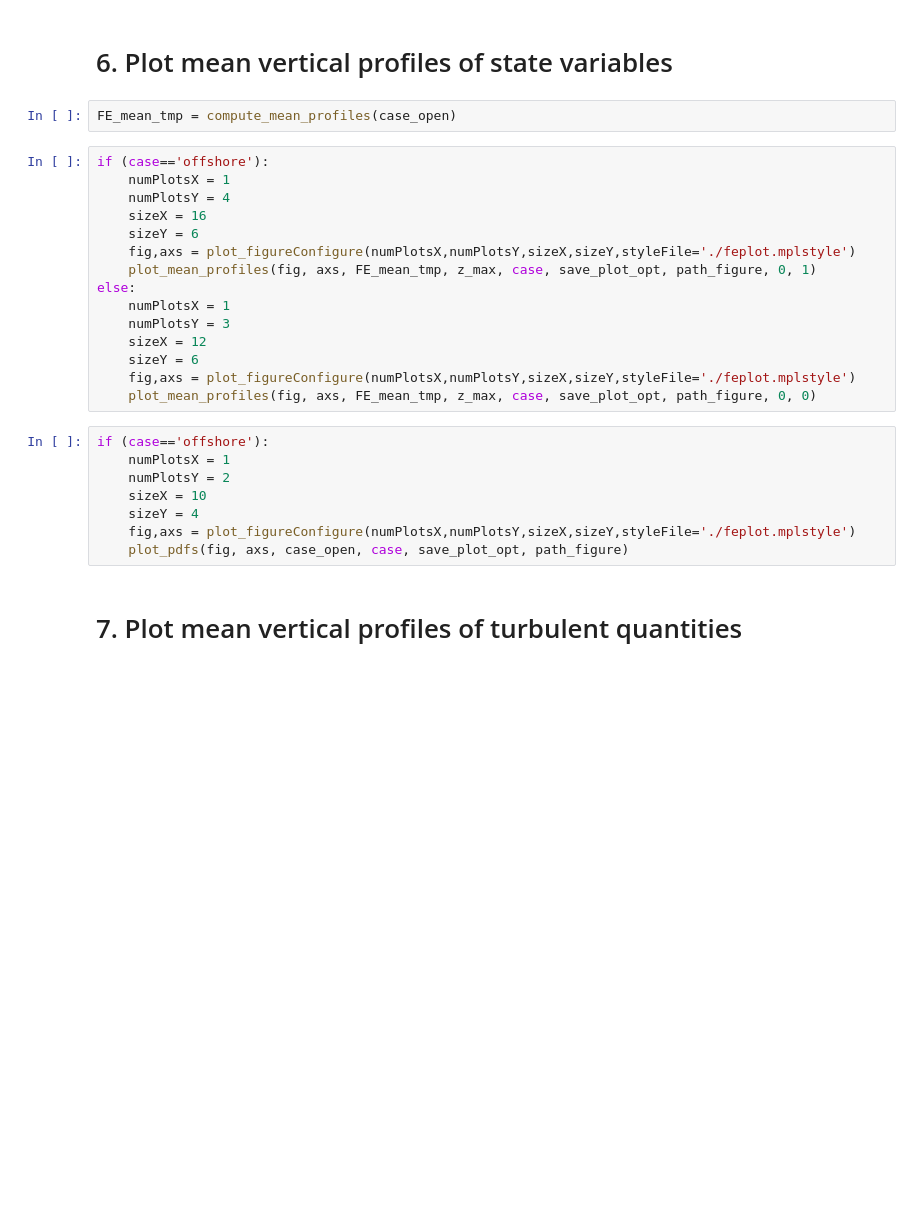
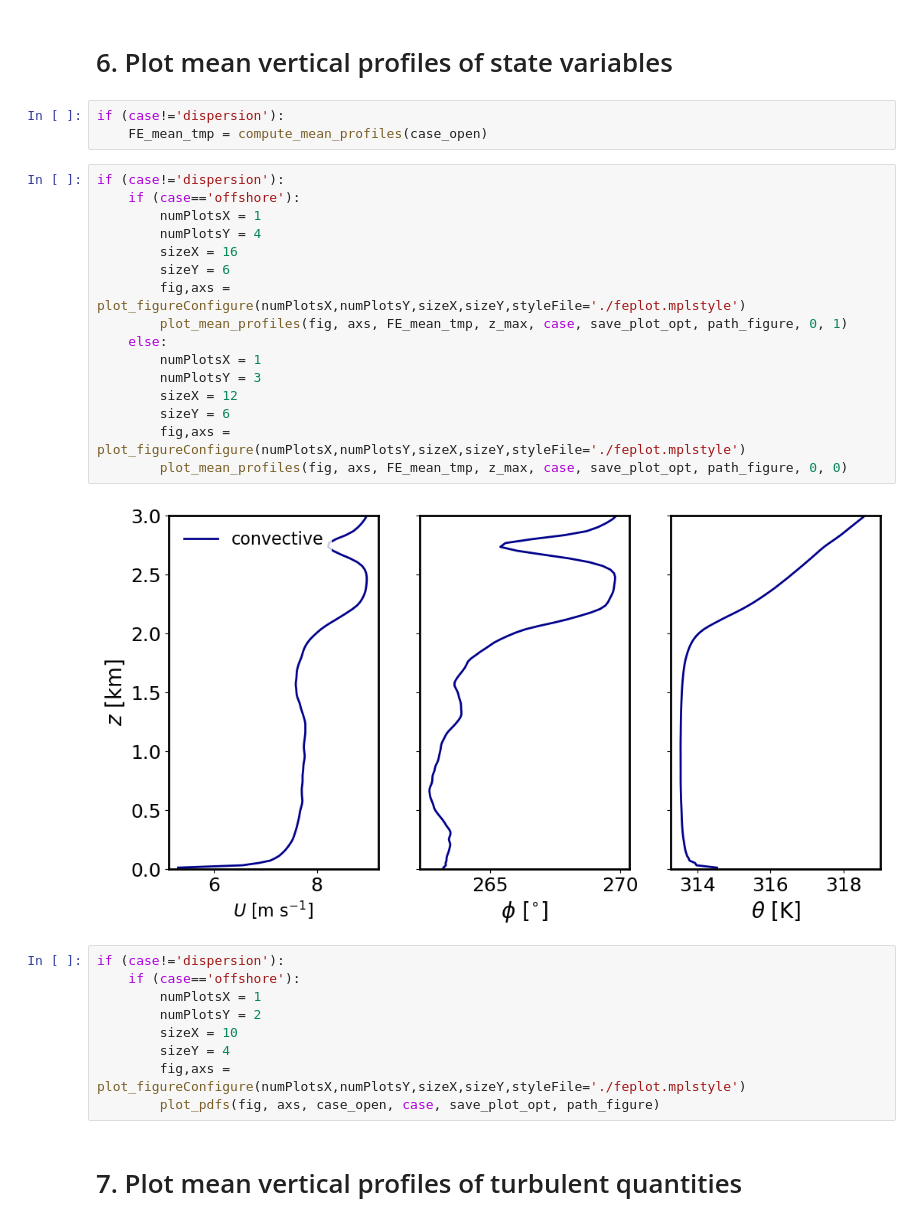
Before and after one commit to miguel-sg-2/FastEddy-model, a Jupyter notebook: tutorials/notebooks/MAKE_FE_TUTORIAL_PLOTS.ipynb, the cells around one changed output. Saved outputs shown, nothing was run; the diff lists cells and outputs as text; blank space fills up the shorter version.

```diff
--- a/tutorials/notebooks/MAKE_FE_TUTORIAL_PLOTS.ipynb
+++ b/tutorials/notebooks/MAKE_FE_TUTORIAL_PLOTS.ipynb
@@ -133,30 +185,35 @@ plot_XZ_UVWTHETA(case, case_open, z_max, sizeX_XZ, sizeY_XZ, save_plot_opt, path
 # %% [markdown]
 # 6. Plot mean vertical profiles of state variables
-# %%
-FE_mean_tmp = compute_mean_profiles(case_open)
+# %%
+if (case!='dispersion'):
+    FE_mean_tmp = compute_mean_profiles(case_open)
 # %%
-if (case=='offshore'):
-    numPlotsX = 1
-    numPlotsY = 4
-    sizeX = 16
-    sizeY = 6
-    fig,axs = plot_figureConfigure(numPlotsX,numPlotsY,sizeX,sizeY,styleFile='./feplot.mplstyle')
-    plot_mean_profiles(fig, axs, FE_mean_tmp, z_max, case, save_plot_opt, path_figure, 0, 1)
-else:
-    numPlotsX = 1
-    numPlotsY = 3
-    sizeX = 12
-    sizeY = 6
-    fig,axs = plot_figureConfigure(numPlotsX,numPlotsY,sizeX,sizeY,styleFile='./feplot.mplstyle')
-    plot_mean_profiles(fig, axs, FE_mean_tmp, z_max, case, save_plot_opt, path_figure, 0, 0)
+if (case!='dispersion'):
+    if (case=='offshore'):
+        numPlotsX = 1
+        numPlotsY = 4
+        sizeX = 16
+        sizeY = 6
+        fig,axs = plot_figureConfigure(numPlotsX,numPlotsY,sizeX,sizeY,styleFile='./feplot.mplstyle')
+        plot_mean_profiles(fig, axs, FE_mean_tmp, z_max, case, save_plot_opt, path_figure, 0, 1)
+    else:
+        numPlotsX = 1
+        numPlotsY = 3
+        sizeX = 12
+        sizeY = 6
+        fig,axs = plot_figureConfigure(numPlotsX,numPlotsY,sizeX,sizeY,styleFile='./feplot.mplstyle')
+        plot_mean_profiles(fig, axs, FE_mean_tmp, z_max, case, save_plot_opt, path_figure, 0, 0)
+# %% [output]
+[figure, added]
 # %%
-if (case=='offshore'):
-    numPlotsX = 1
-    numPlotsY = 2
-    sizeX = 10
-    sizeY = 4
-    fig,axs = plot_figureConfigure(numPlotsX,numPlotsY,sizeX,sizeY,styleFile='./feplot.mplstyle')
-    plot_pdfs(fig, axs, case_open, case, save_plot_opt, path_figure)
+if (case!='dispersion'):
+    if (case=='offshore'):
+        numPlotsX = 1
+        numPlotsY = 2
+        sizeX = 10
+        sizeY = 4
+        fig,axs = plot_figureConfigure(numPlotsX,numPlotsY,sizeX,sizeY,styleFile='./feplot.mplstyle')
+        plot_pdfs(fig, axs, case_open, case, save_plot_opt, path_figure)
 # %% [markdown]
 # 7. Plot mean vertical profiles of turbulent quantities
 # %%
```
Also changed, not shown: parts of 10 cells of this notebook, 21 other files.
